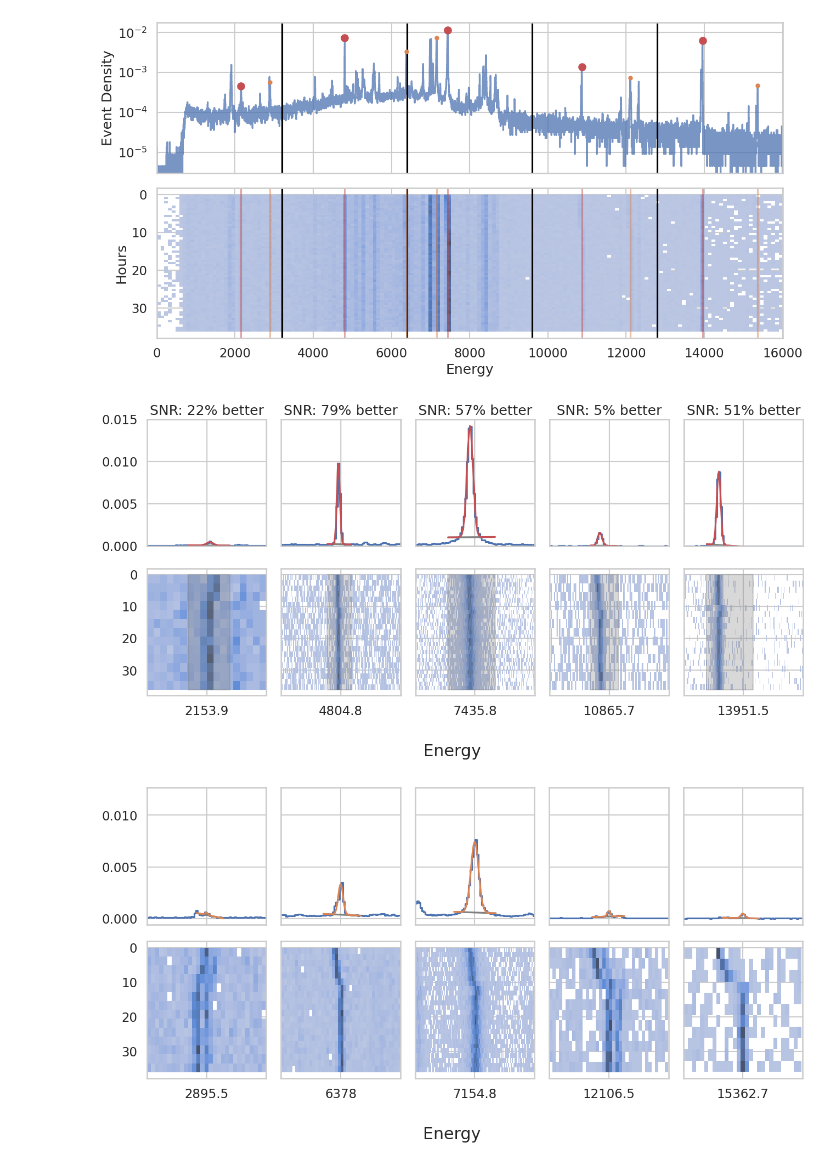
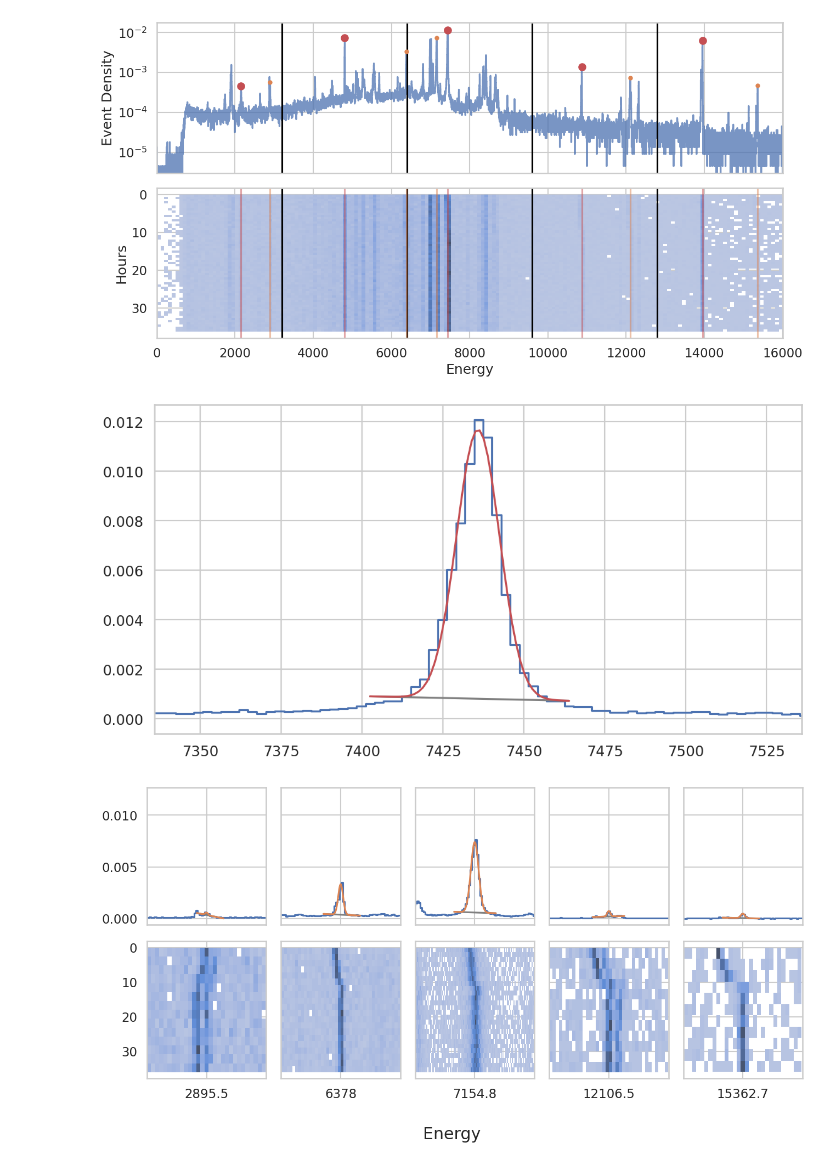
Before and after one commit to wstevick/Smoothing, a Jupyter notebook: Wes_slideplots.ipynb, the cells around one changed output. Cells and saved outputs as stored; diff of their text form; code cells hidden in the pictures.

```diff
--- a/Wes_slideplots.ipynb
+++ b/Wes_slideplots.ipynb
@@ -332,10 +335,16 @@ fig.set_size_inches(13.32, 7)
 fig.tight_layout()
 # %% [output]
 [figure]
+# %%
+plt.step(bins, hist, where='mid')
+show = selected_peaks.iloc[2]
+plotpeak(show, peakcolor=calib_peak_color)
+plt.xlim(show['center'] - 100, show['center'] + 100)
+plt.gca().figure.set_size_inches(13.32, 6.81)
+# %% [output]
+[figure, added]
 # %%
-drift_info = make_stack_peaks_plot(selected_peaks, color=calib_peak_color, title=True, smooth=60, dedrift=True, ylim=0.015)
+drift_info = make_stack_peaks_plot(selected_peaks, color=calib_peak_color, smooth=60, dedrift=True, ylim=0.015)
-# %% [output]
-[figure, removed]
 # %%
 make_stack_peaks_plot(test_peaks)
 # %% [output]
```
Also changed, not shown: parts of 2 cells of this notebook, 2 other files.
